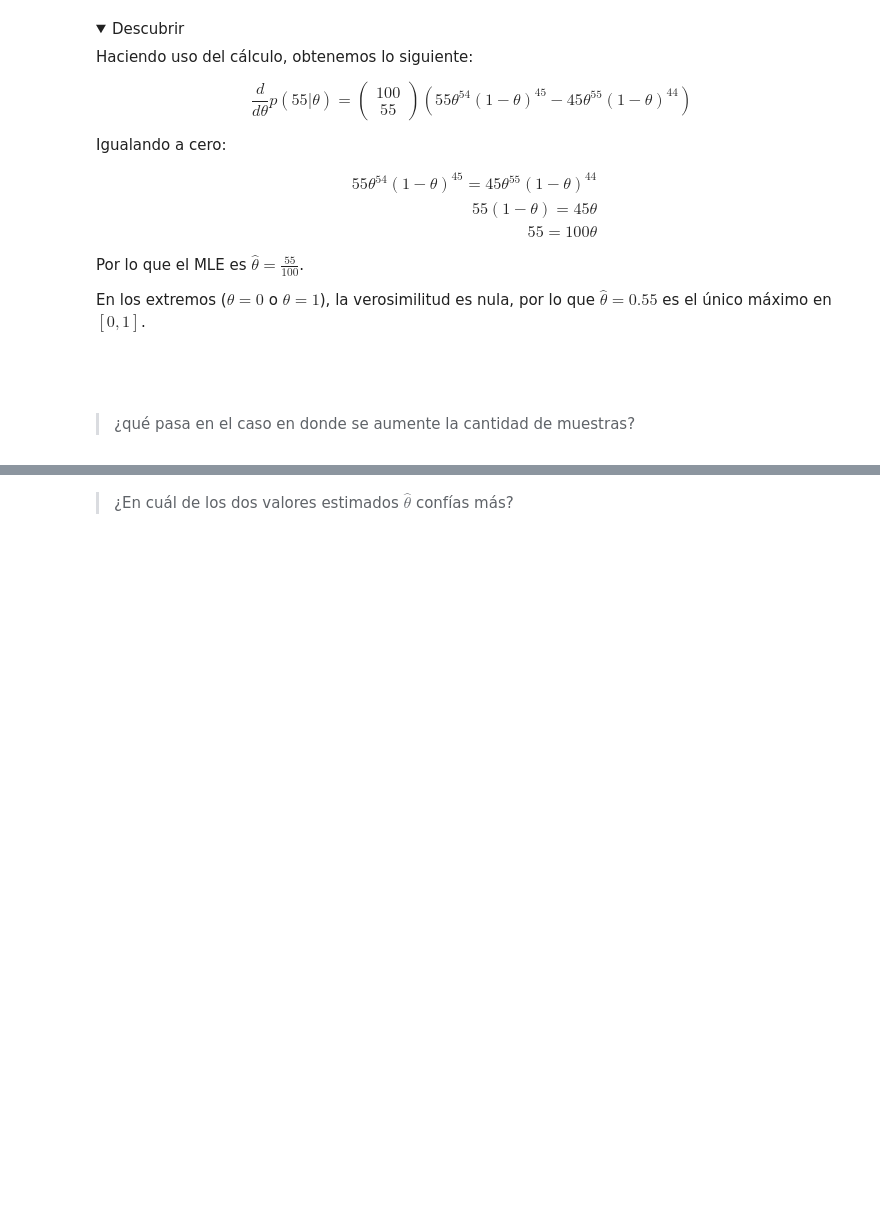
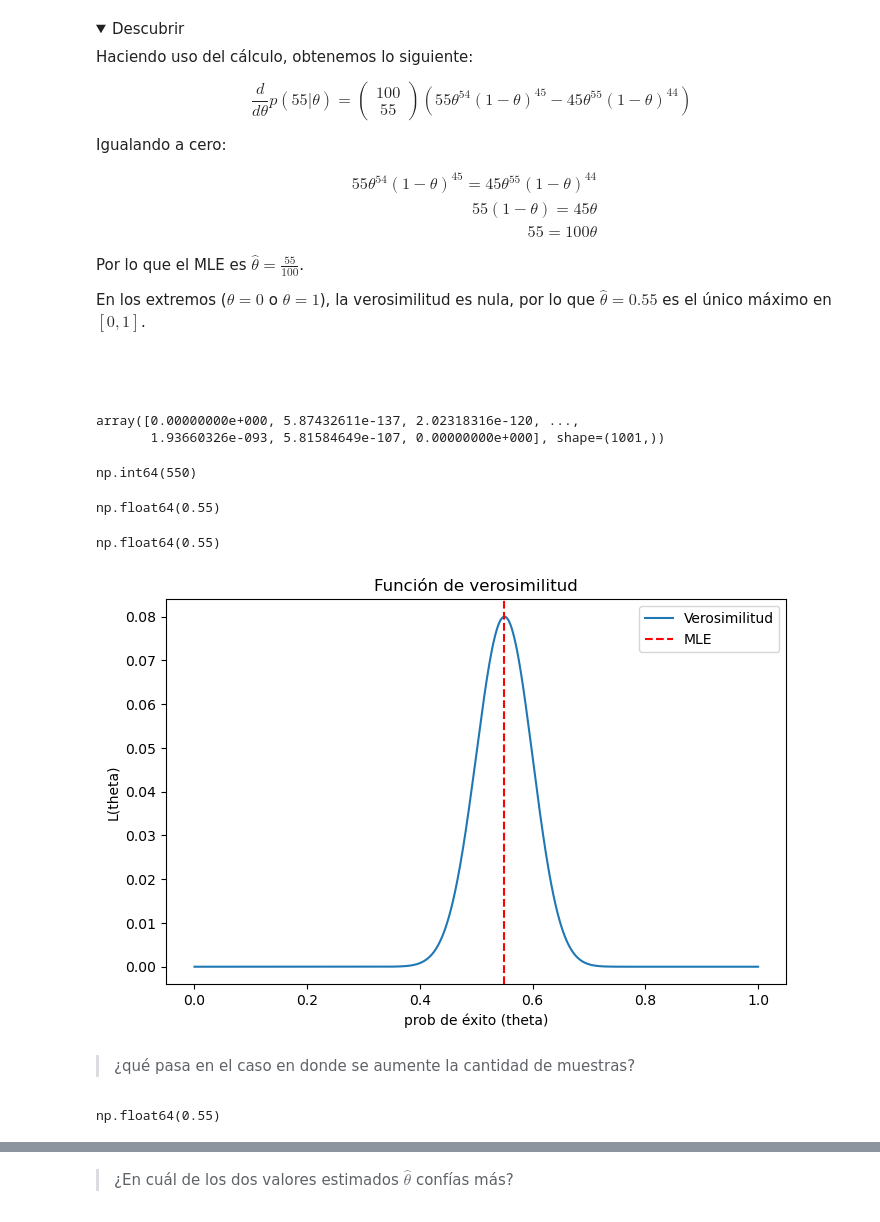
Before and after one commit to patymunoz/modelos-graficos-probabilisticos, a Jupyter notebook: docs/source/modulo1/M1-sesion4.ipynb, the cells around one changed output, grey strips where cells are left out. Cells and saved outputs as stored; diff of their text form; code cells hidden in the pictures; folded sections open; blank space fills up the shorter version.

```diff
--- a/docs/source/modulo1/M1-sesion4.ipynb
+++ b/docs/source/modulo1/M1-sesion4.ipynb
@@ -193,15 +193,47 @@ import warnings
 warnings.filterwarnings('ignore')
 # %%
 # Calculemos la función de verosimilitud con los datos del ejemplo
+n = 100
+a = 55
 
+theta = np.linspace(0,1, 1001)
 
 # Función de verosimilitud (evaluada)
+L = math.comb(n,a) * theta**a * (1-theta)**(n-a)
 # %%
 # L --> es un vector de verosimilitudes para cada posible valor de theta
+L
+# %% [output]
+array([0.00000000e+000, 5.87432611e-137, 2.02318316e-120, ...,
+       1.93660326e-093, 5.81584649e-107, 0.00000000e+000], shape=(1001,))
+# %%
+np.argmax(L)
+# %% [output]
+np.int64(550)
+# %%
+theta[550]
+# %% [output]
+np.float64(0.55)
 # %%
 # Aproximar el valor máximo de la verosimilitud
+theta_mle1 = theta[np.argmax(L)]
+theta_mle1
+# %% [output]
+np.float64(0.55)
 # %%
 # Grafiquemos la función de verosimilitud
+plt.figure(figsize=(8,5))
+plt.plot(theta,
+        L,
+        label='Verosimilitud')
+plt.axvline(x=theta_mle1, color='red', linestyle='--', label='MLE')
+plt.title('Función de verosimilitud')
+plt.xlabel('prob de éxito (theta)')
+plt.ylabel('L(theta)')
+plt.legend()
+plt.show()
+# %% [output]
+[figure, added]
 # %% [markdown]
 > ¿qué pasa en el caso en donde se aumente la cantidad de muestras?
 # %%
@@ -209,4 +246,8 @@ warnings.filterwarnings('ignore')
 # %%
 # Aproximar el valor máximo de la verosimilitud
+theta_mle2 = theta_[np.argmax(L_)]
+theta_mle2
+# %% [output]
+np.float64(0.55)
 # %%
 # Graficamos las funcines de verosimilitud
```
Also changed, not shown: parts of 9 cells of this notebook, 5 other files.
